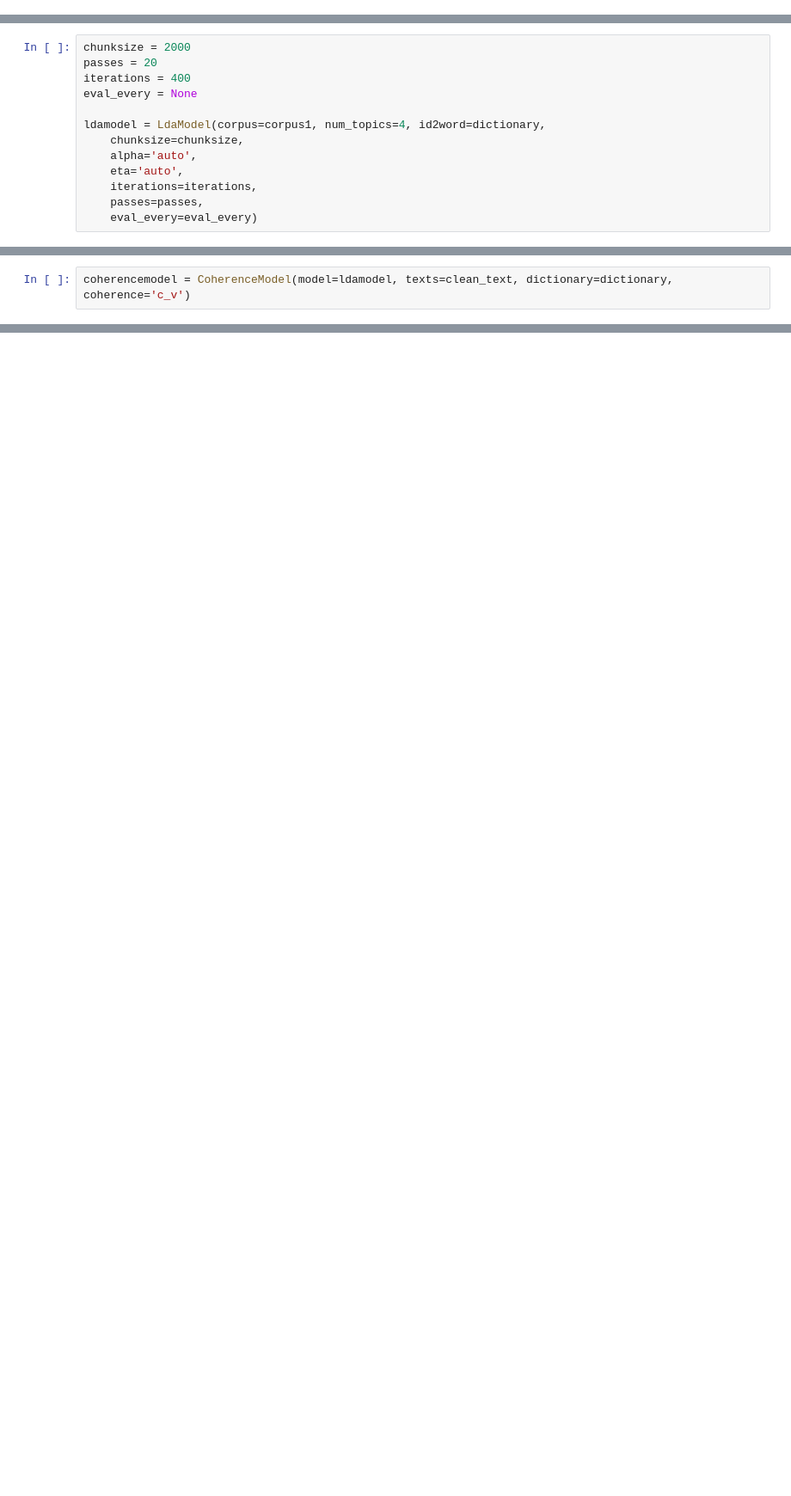
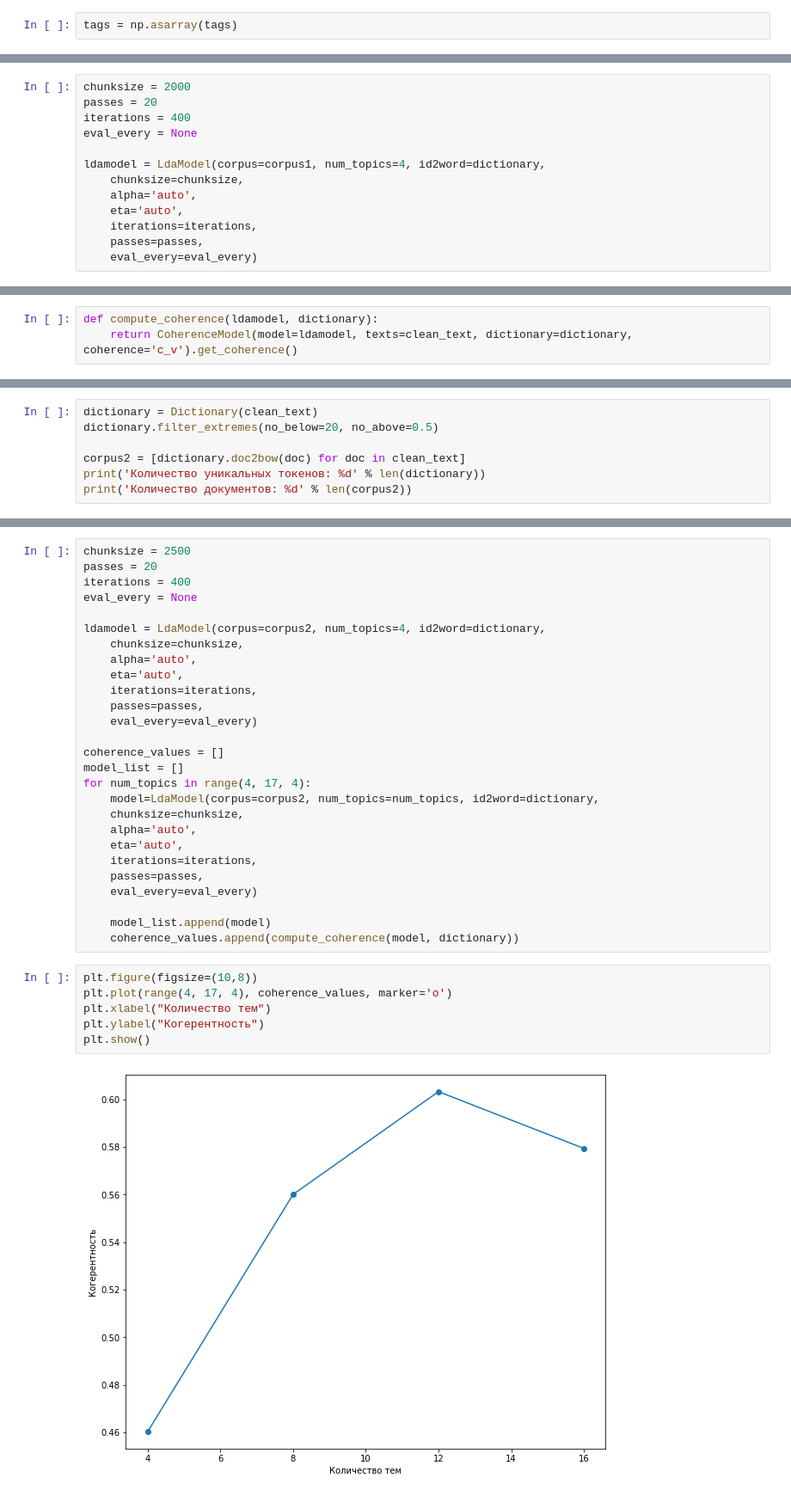
Before and after one commit to avmusatov/NLP, a Jupyter notebook: lab 3/topic_modelling_lab3.ipynb, the cells around one changed output, grey strips where cells are left out. Shown at 86% size. Drawn from its saved outputs; the diff is of its cells as text; blank space fills up the shorter version.

```diff
--- a/lab 3/topic_modelling_lab3.ipynb
+++ b/lab 3/topic_modelling_lab3.ipynb
@@ -208,3 +222,5 @@ len(corpus), len(corpus_tokens), len(categories)
+# %%
+tags = np.asarray(tags)
 # %%
 stemmer = RussianStemmer()
 
@@ -334,5 +381,6 @@ topic
 # %%
-coherencemodel = CoherenceModel(model=ldamodel, texts=clean_text, dictionary=dictionary, coherence='c_v')
+def compute_coherence(ldamodel, dictionary):
+    return CoherenceModel(model=ldamodel, texts=clean_text, dictionary=dictionary, coherence='c_v').get_coherence()
 # %%
 coherencemodel.get_coherence()
 # %% [output]
@@ -339,0 +695,7 @@ coherencemodel.get_coherence()
+# %%
+dictionary = Dictionary(clean_text)
+dictionary.filter_extremes(no_below=20, no_above=0.5)
+
+corpus2 = [dictionary.doc2bow(doc) for doc in clean_text]
+print('Количество уникальных токенов: %d' % len(dictionary))
+print('Количество документов: %d' % len(corpus2))
@@ -339,0 +705,35 @@ coherencemodel.get_coherence()
+# %%
+chunksize = 2500
+passes = 20
+iterations = 400
+eval_every = None
+
+ldamodel = LdaModel(corpus=corpus2, num_topics=4, id2word=dictionary,
+    chunksize=chunksize,
+    alpha='auto',
+    eta='auto',
+    iterations=iterations,
+    passes=passes,
+    eval_every=eval_every)
+
+coherence_values = []
+model_list = []
+for num_topics in range(4, 17, 4):
+    model=LdaModel(corpus=corpus2, num_topics=num_topics, id2word=dictionary,
+    chunksize=chunksize,
+    alpha='auto',
+    eta='auto',
+    iterations=iterations,
+    passes=passes,
+    eval_every=eval_every)
+
+    model_list.append(model)
+    coherence_values.append(compute_coherence(model, dictionary))
+# %%
+plt.figure(figsize=(10,8))
+plt.plot(range(4, 17, 4), coherence_values, marker='o')
+plt.xlabel("Количество тем")
+plt.ylabel("Когерентность")
+plt.show()
+# %% [output]
+[figure, added]
```
Also changed, not shown: parts of 60 cells of this notebook, 5 other files.
